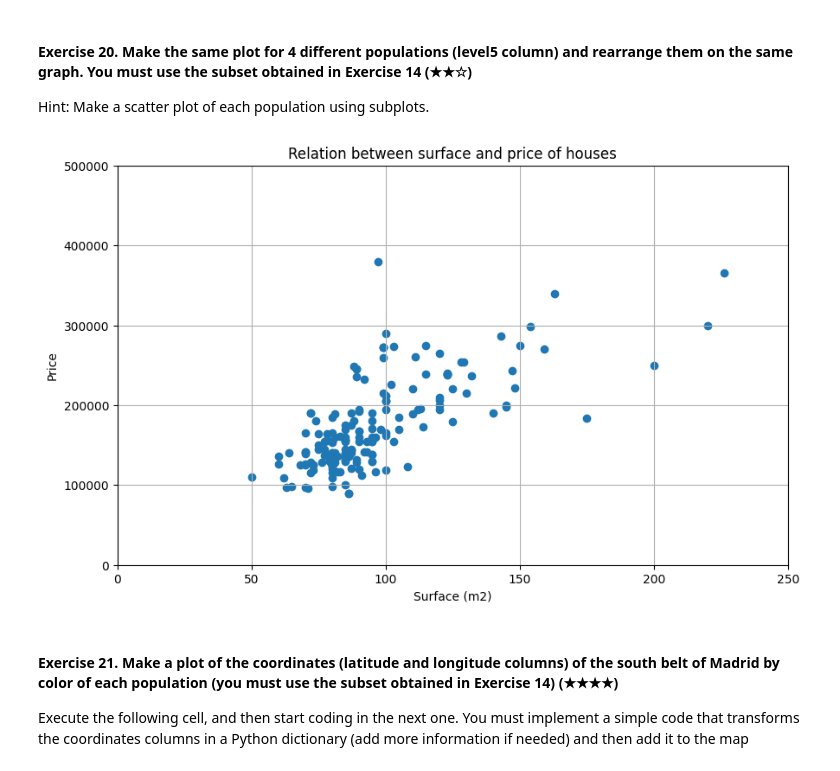
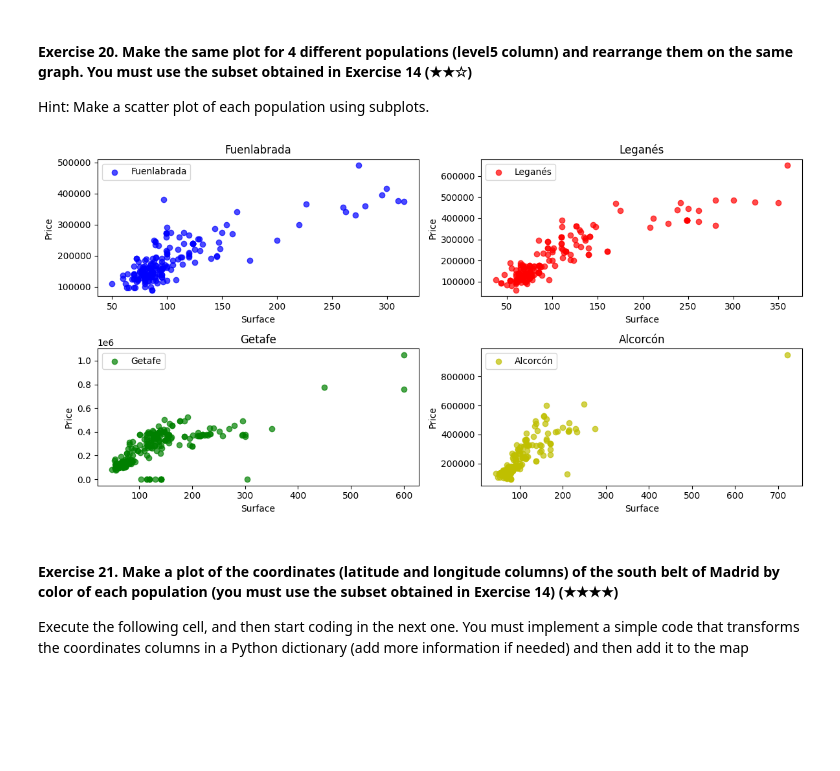
Before and after one commit to remelop03/realestate-datacleanup-exercise, a Jupyter notebook: project.ipynb, the cells around one changed output. Cells and saved outputs as stored; diff of their text form; code cells hidden in the pictures; blank space fills up the shorter version.

```diff
--- a/project.ipynb
+++ b/project.ipynb
@@ -414,19 +415,43 @@ The price per square meter is lower in Getafe than in Alcorcón.
 
 Hint: Make a scatter plot of each population using subplots.
 # %%
-plt.figure(figsize=(10, 6))
-plt.scatter(data_F['surface'], data_F['price'])
-plt.xlabel('Surface (m2)')
-plt.ylabel('Price')
-plt.title('Relation between surface and price of houses')
-plt.grid(True)
+fig, axs = plt.subplots(2,2, figsize=(12, 6))
 
-plt.xlim(0,250)
-plt.ylim(0,500000)
+# Plot bar charts for each dataframe
+axs[0,0].scatter(data_F['surface'], data_F['price'], color='b', alpha=0.7, label='Fuenlabrada')
+axs[0,0].set_title('Fuenlabrada')
+axs[0,0].legend()
 
+axs[0,1].scatter(data_L['surface'], data_L['price'], color='r', alpha=0.7, label='Leganés')
+axs[0,1].set_title('Leganés')
+axs[0,1].legend()
+
+axs[1,0].scatter(data_G['surface'], data_G['price'], color='g', alpha=0.7, label='Getafe')
+axs[1,0].set_title('Getafe')
+axs[1,0].legend()
+
+axs[1,1].scatter(data_A['surface'], data_A['price'], color='y', alpha=0.7, label='Alcorcón')
+axs[1,1].set_title('Alcorcón')
+axs[1,1].legend()
+
+axs[0, 0].set_xlabel('Surface')
+axs[0, 0].set_ylabel('Price')
+
+axs[0, 1].set_xlabel('Surface')
+axs[0, 1].set_ylabel('Price')
+
+axs[1, 0].set_xlabel('Surface')
+axs[1, 0].set_ylabel('Price')
+
+axs[1, 1].set_xlabel('Surface')
+axs[1, 1].set_ylabel('Price')
+
+# Adjust layout and display the plot
+
+plt.tight_layout()
 plt.show()
 # %% [output]
-[figure, old version]
+[figure, new version]
 # %% [markdown]
 #### Exercise 21. Make a plot of the coordinates (latitude and longitude columns) of the south belt of Madrid by color of each population (you must use the subset obtained in Exercise 14) (★★★★)
 
```
Also changed, not shown: parts of 1 cell of this notebook.
